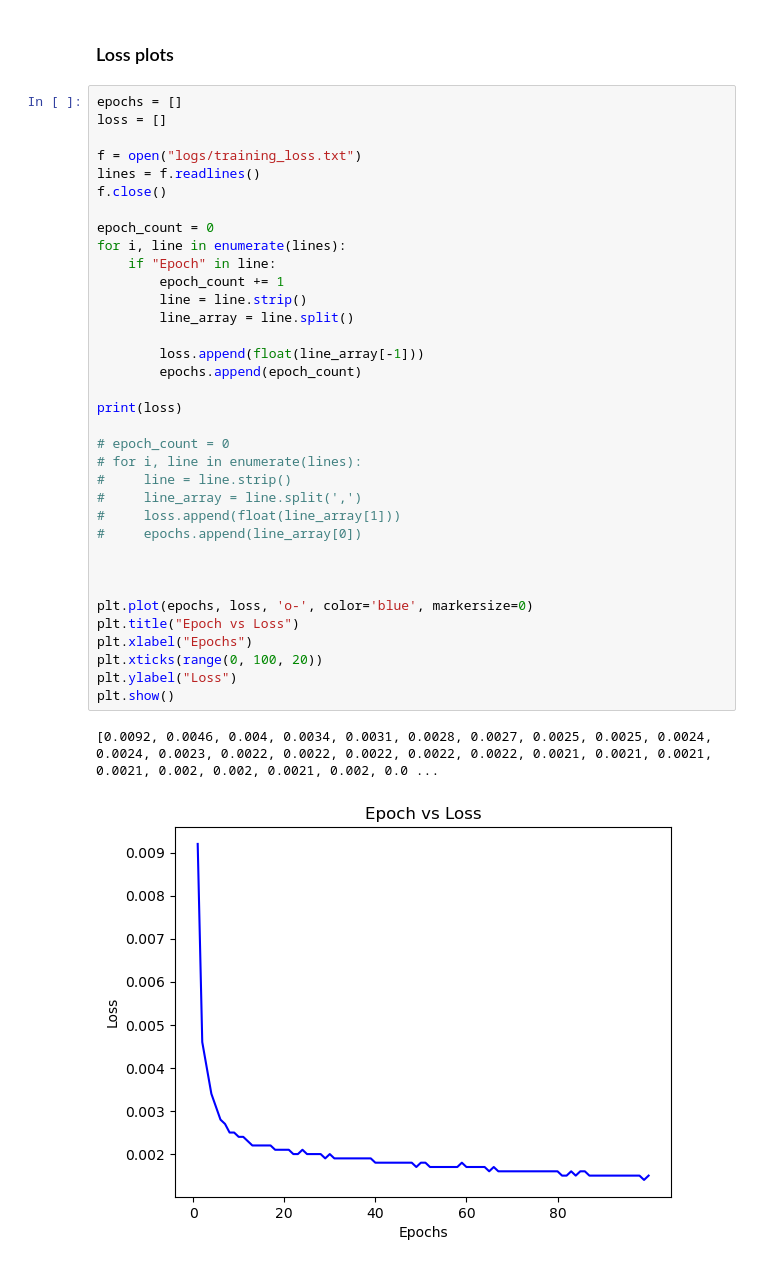
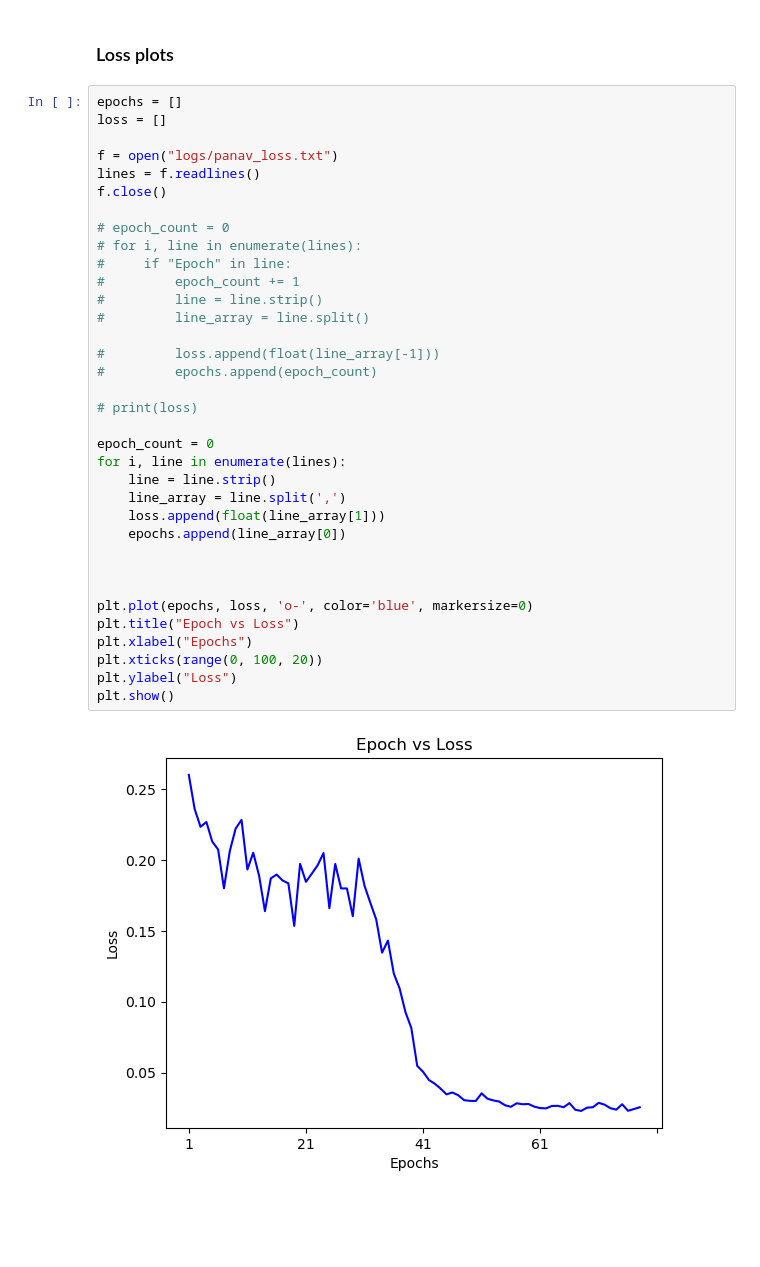
Before and after one commit to Tejas204/HLCV_SoSe2025_Project, a Jupyter notebook: main.ipynb, the cells around one changed output. Saved outputs shown, nothing was run; the diff lists cells and outputs as text; blank space fills up the shorter version.

```diff
--- a/main.ipynb
+++ b/main.ipynb
@@ -281,38 +281,37 @@ trainer_evaluator.eval_pretrained_cnn_vit_no_patch(model, val_loader, criterion)
 # %%
 epochs = []
 loss = []
 
-f = open("logs/training_loss.txt")
+f = open("logs/panav_loss.txt")
 lines = f.readlines()
 f.close()
 
+# epoch_count = 0
+# for i, line in enumerate(lines):
+#     if "Epoch" in line:
+#         epoch_count += 1
+#         line = line.strip()
+#         line_array = line.split()
+
+#         loss.append(float(line_array[-1]))
+#         epochs.append(epoch_count)
+
+# print(loss)
+
 epoch_count = 0
 for i, line in enumerate(lines):
-    if "Epoch" in line:
-        epoch_count += 1
-        line = line.strip()
-        line_array = line.split()
-
-        loss.append(float(line_array[-1]))
-        epochs.append(epoch_count)
-
-print(loss)
-
-# epoch_count = 0
-# for i, line in enumerate(lines):
-#     line = line.strip()
-#     line_array = line.split(',')
-#     loss.append(float(line_array[1]))
-#     epochs.append(line_array[0])
+    line = line.strip()
+    line_array = line.split(',')
+    loss.append(float(line_array[1]))
+    epochs.append(line_array[0])
 
 
 
 plt.plot(epochs, loss, 'o-', color='blue', markersize=0)
 plt.title("Epoch vs Loss")
 plt.xlabel("Epochs")
 plt.xticks(range(0, 100, 20))
 plt.ylabel("Loss")
 plt.show()
 # %% [output]
-[0.0092, 0.0046, 0.004, 0.0034, 0.0031, 0.0028, 0.0027, 0.0025, 0.0025, 0.0024, 0.0024, 0.0023, 0.0022, 0.0022, 0.0022, 0.0022, 0.0022, 0.0021, 0.0021, 0.0021, 0.0021, 0.002, 0.002, 0.0021, 0.002, 0.0 ...
-[figure, old version]
+[figure, new version]
```
